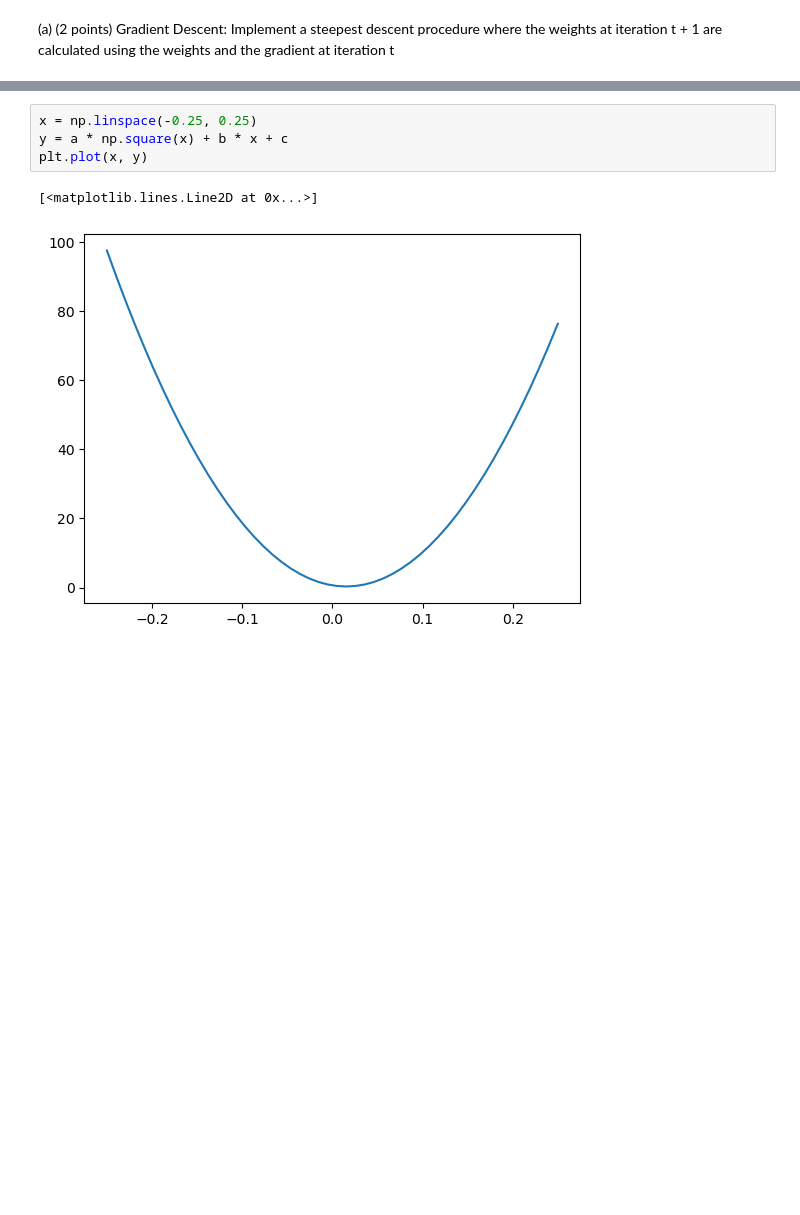
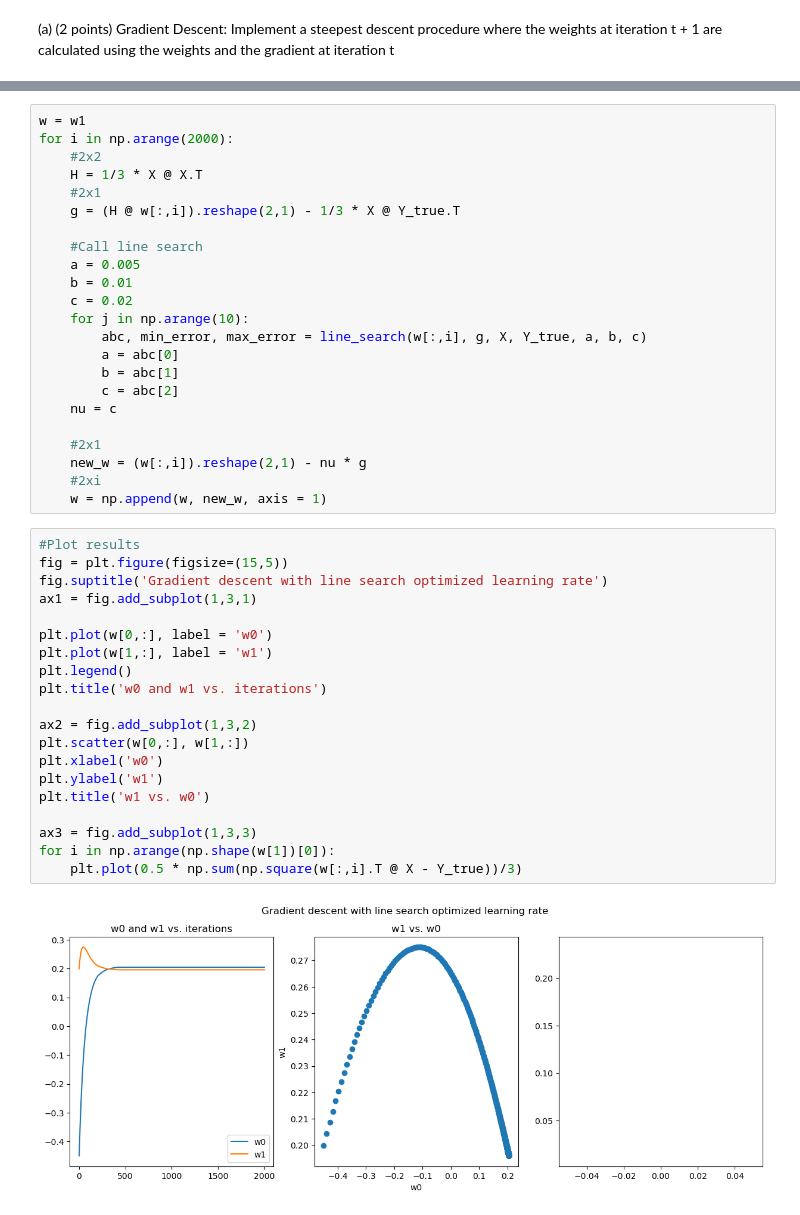
Before and after one commit to Javiermateor/Machine-Intelligence-I, a Jupyter notebook: Exercises/Exercise_04.ipynb, the cells around one changed output, grey strips where cells are left out. Cells and saved outputs as stored; diff of their text form; blank space fills up the shorter version.

```diff
--- a/Exercises/Exercise_04.ipynb
+++ b/Exercises/Exercise_04.ipynb
@@ -118,7 +105,45 @@ array([1, 2])
-# %%
-x = np.linspace(-0.25, 0.25)
-y = a * np.square(x) + b * x + c
-plt.plot(x, y)
-# %% [output]
-[<matplotlib.lines.Line2D at 0x...>]
-[figure, removed]
+# %%
+w = w1
+for i in np.arange(2000):
+    #2x2
+    H = 1/3 * X @ X.T
+    #2x1
+    g = (H @ w[:,i]).reshape(2,1) - 1/3 * X @ Y_true.T
+
+    #Call line search
+    a = 0.005
+    b = 0.01
+    c = 0.02
+    for j in np.arange(10):
+        abc, min_error, max_error = line_search(w[:,i], g, X, Y_true, a, b, c)
+        a = abc[0]
+        b = abc[1]
+        c = abc[2]
+    nu = c
+
+    #2x1
+    new_w = (w[:,i]).reshape(2,1) - nu * g
+    #2xi
+    w = np.append(w, new_w, axis = 1)
+# %%
+#Plot results
+fig = plt.figure(figsize=(15,5))
+fig.suptitle('Gradient descent with line search optimized learning rate')
+ax1 = fig.add_subplot(1,3,1)
+
+plt.plot(w[0,:], label = 'w0')
+plt.plot(w[1,:], label = 'w1')
+plt.legend()
+plt.title('w0 and w1 vs. iterations')
+
+ax2 = fig.add_subplot(1,3,2)
+plt.scatter(w[0,:], w[1,:])
+plt.xlabel('w0')
+plt.ylabel('w1')
+plt.title('w1 vs. w0')
+
+ax3 = fig.add_subplot(1,3,3)
+for i in np.arange(np.shape(w[1])[0]):
+    plt.plot(0.5 * np.sum(np.square(w[:,i].T @ X - Y_true))/3)
+# %% [output]
+[figure, added]
```
Also changed, not shown: parts of 7 cells of this notebook, 1 other file.
